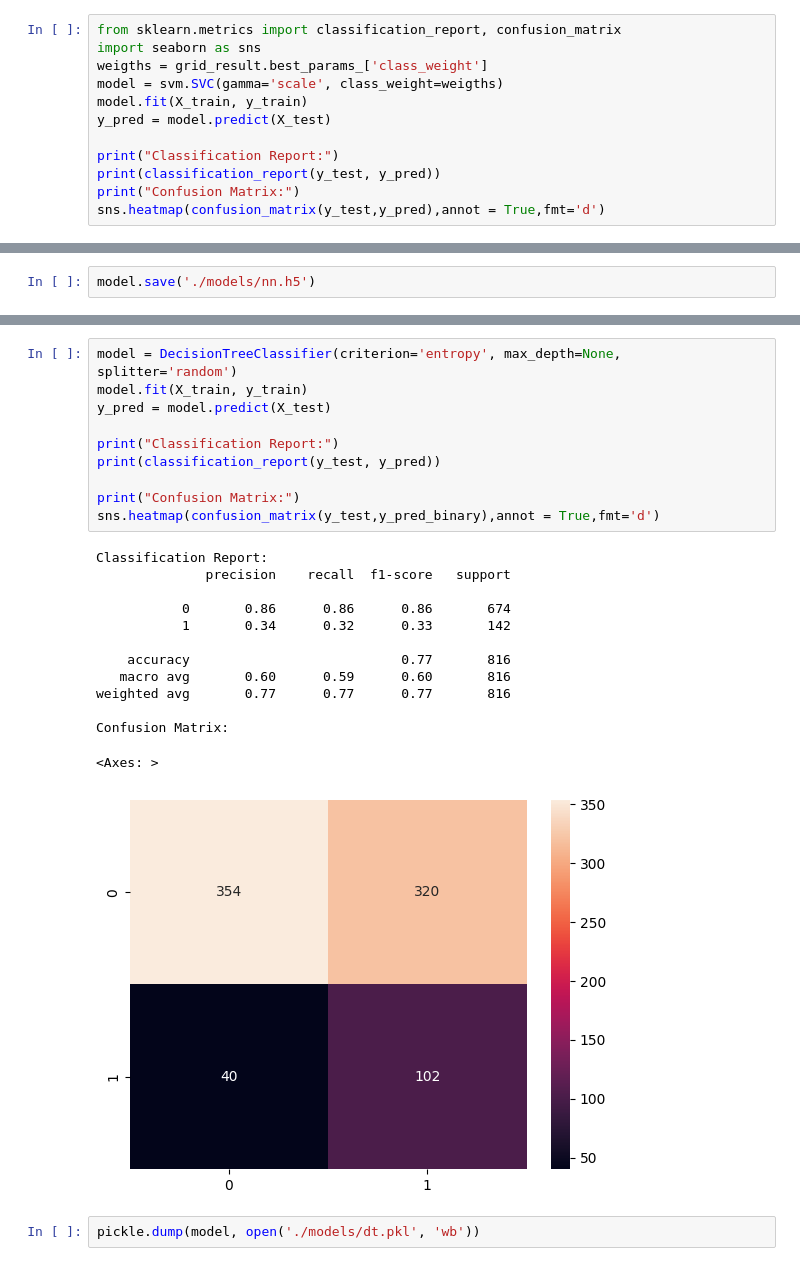
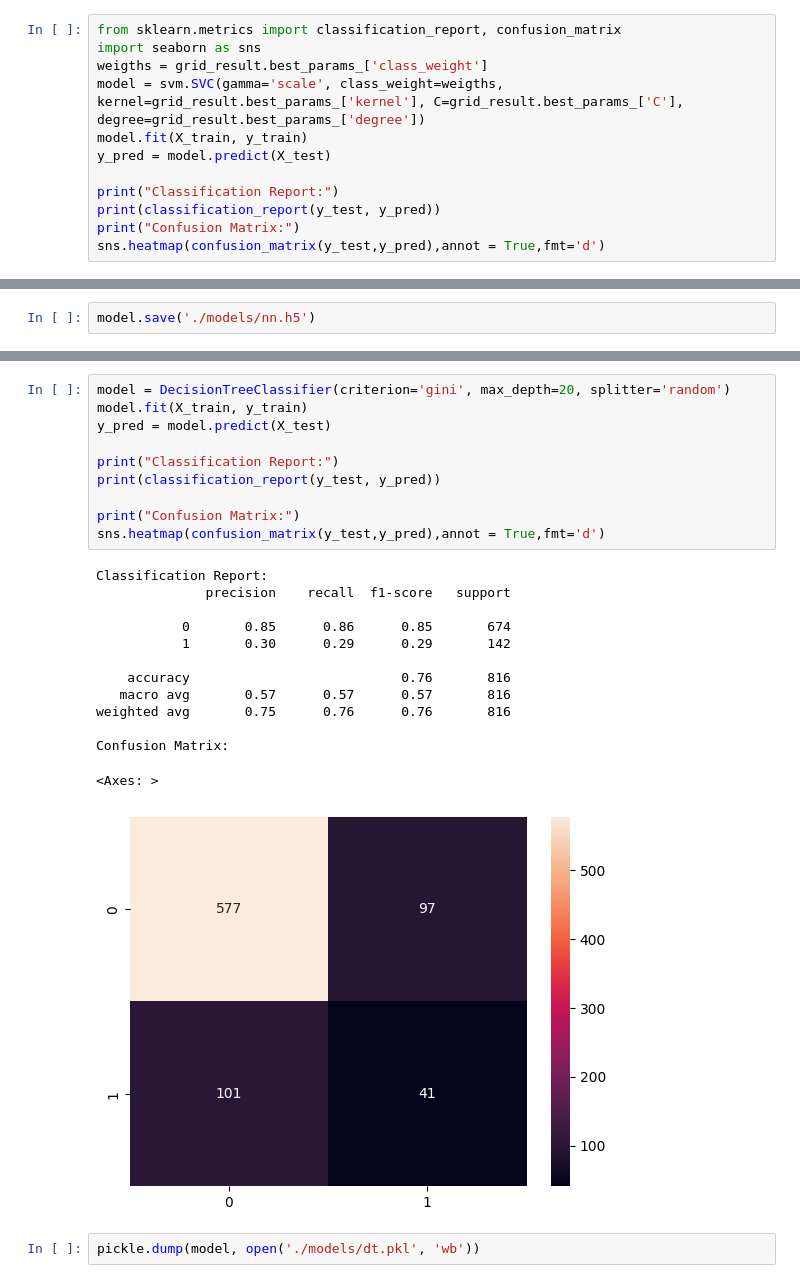
Before and after one commit to FacVain/kirik-tespit, a Jupyter notebook: method-2/classification/fracatlas/ml-train.ipynb, the cells around one changed output, grey strips where cells are left out. Saved outputs shown, nothing was run; the diff lists cells and outputs as text.

```diff
--- a/method-2/classification/fracatlas/ml-train.ipynb
+++ b/method-2/classification/fracatlas/ml-train.ipynb
@@ -113,7 +113,7 @@ Best: 0.310405 using {'C': 3, 'class_weight': {0: 1, 1: 5}, 'degree': 2, 'kernel
 from sklearn.metrics import classification_report, confusion_matrix
 import seaborn as sns
 weigths = grid_result.best_params_['class_weight']
-model = svm.SVC(gamma='scale', class_weight=weigths)
+model = svm.SVC(gamma='scale', class_weight=weigths, kernel=grid_result.best_params_['kernel'], C=grid_result.best_params_['C'], degree=grid_result.best_params_['degree'])
 model.fit(X_train, y_train)
 y_pred = model.predict(X_test)
 
@@ -247,26 +247,26 @@ Best: 0.338667 using {'criterion': 'entropy', 'max_depth': 30, 'splitter': 'rand
 # %%
-model = DecisionTreeClassifier(criterion='entropy', max_depth=None, splitter='random')
+model = DecisionTreeClassifier(criterion='gini', max_depth=20, splitter='random')
 model.fit(X_train, y_train)
 y_pred = model.predict(X_test)
 
 print("Classification Report:")
 print(classification_report(y_test, y_pred))
 
 print("Confusion Matrix:")
-sns.heatmap(confusion_matrix(y_test,y_pred_binary),annot = True,fmt='d')
+sns.heatmap(confusion_matrix(y_test,y_pred),annot = True,fmt='d')
 # %% [output]
 Classification Report:
               precision    recall  f1-score   support
 
-           0       0.86      0.86      0.86       674
-           1       0.34      0.32      0.33       142
+           0       0.85      0.86      0.85       674
+           1       0.30      0.29      0.29       142
 
-    accuracy                           0.77       816
-   macro avg       0.60      0.59      0.60       816
-weighted avg       0.77      0.77      0.77       816
+    accuracy                           0.76       816
+   macro avg       0.57      0.57      0.57       816
+weighted avg       0.75      0.76      0.76       816
 
 Confusion Matrix:
 <Axes: >
-[figure, old version]
+[figure, new version]
 # %%
 pickle.dump(model, open('./models/dt.pkl', 'wb'))
```
Also changed, not shown: parts of 5 cells of this notebook, 5 other files.
